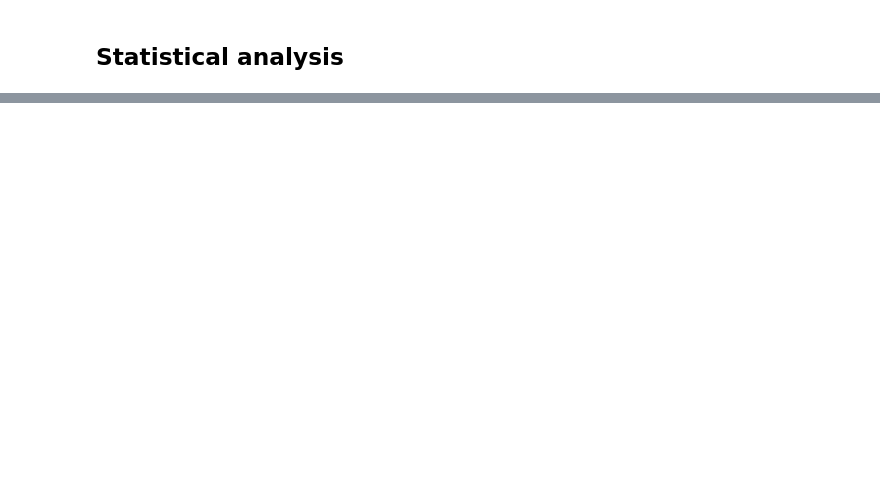
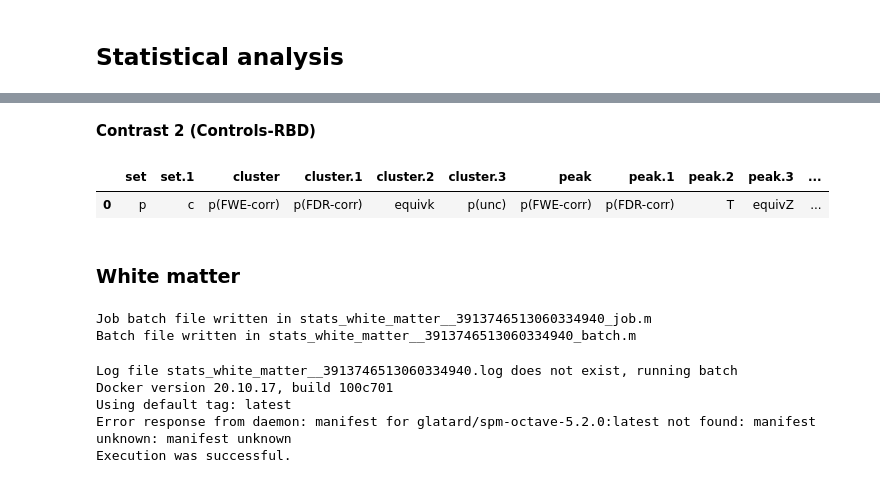
Before and after one commit to LivingPark-MRI/scherfler-etal, a Jupyter notebook: scherfler-etal.ipynb, the cells around one changed output, grey strips where cells are left out. Cells and saved outputs as stored; diff of their text form; code cells hidden in the pictures; blank space fills up the shorter version.

```diff
--- a/scherfler-etal.ipynb
+++ b/scherfler-etal.ipynb
@@ -604,0 +698,66 @@ Log file stats_3071741767022442618.log exists, skipping batch execution (remove
+# %% [markdown]
+**Contrast 2 (Controls-RBD)**
+# %%
+results_files = glob.glob(op.join(design_dir, "spm_*_002.csv"))
+assert (
+    len(results_files) == 1
+), f"Expected exactly 1 result file, got {len(results_files)}"
+df = pd.read_csv(results_files[0])
+df
+# %% [output]
+|  | set | set.1 | cluster | cluster.1 | cluster.2 | cluster.3 | peak | peak.1 | peak.2 | peak.3 | ... |
+| 0 | p | c | p(FWE-corr) | p(FDR-corr) | equivk | p(unc) | p(FWE-corr) | p(FDR-corr) | T | equivZ | ... |
+# %% [markdown]
+### White matter
+# %%
+design_dir = op.join(results_path, "results-white-matter")
+os.makedirs(design_dir, exist_ok=True)
+
+# Don't mess up with ordering, it's critical
+rbds_smwc2 = [
+    f"'{smwc_scan(2, patno, rbds[rbds['PATNO']==patno]['EVENT_ID'].values[0],rbds[rbds['PATNO']==patno]['Description'].values[0])},1'"
+    for patno in sorted(rbds["PATNO"])
+]
+controls_smwc2 = [
+    f"'{smwc_scan(2, patno, controls[controls['PATNO']==patno]['EVENT_ID'].values[0], controls[controls['PATNO']==patno]['Description'].values[0])},1'"
+    for patno in sorted(controls["PATNO"])
+]
+
+# Check orderding
+for i, x in enumerate(groups_patnos):
+    if i < len(rbds_smwc2):
+        assert f"sub-{groups_patnos[i]}" in rbds_smwc2[i]
+    else:
+        assert f"sub-{groups_patnos[i]}" in controls_smwc2[i - len(rbds_smwc2)]
+
+replace_keys = {
+    "[DESIGN_DIR]": op.abspath(design_dir),
+    "[GROUP1_SMWC_SCANS]": os.linesep.join(rbds_smwc2),
+    "[GROUP2_SMWC_SCANS]": os.linesep.join(controls_smwc2),
+    "[ICVS]": os.linesep.join(
+        [str(icvs[str(x)]) for x in groups_patnos]
+    ),  # don't mess up ordering
+    "[AGES]": os.linesep.join(
+        [
+            str(cohort[cohort["PATNO"] == x]["AGE_AT_VISIT"].values[0])
+            for x in groups_patnos
+        ]
+    ),
+}
+
+# Stats batch
+stats_batch_job = op.join("code", "templates", "stats_job.m")
+stats_name = preprocessing_name.replace("pre_processing", "stats_white_matter")
+
+write_batch_files(stats_batch_job, replace_keys, tempfile_name=stats_name)
+# %% [output]
+Job batch file written in stats_white_matter__3913746513060334940_job.m
+Batch file written in stats_white_matter__3913746513060334940_batch.m
+# %%
+output = run_batch_file(stats_name)
+# %% [output]
+Log file stats_white_matter__3913746513060334940.log does not exist, running batch
+Docker version 20.10.17, build 100c701
+Using default tag: latest
+Error response from daemon: manifest for glatard/spm-octave-5.2.0:latest not found: manifest unknown: manifest unknown
+Execution was successful.
```
Also changed, not shown: parts of 68 cells of this notebook, 4 other files.
